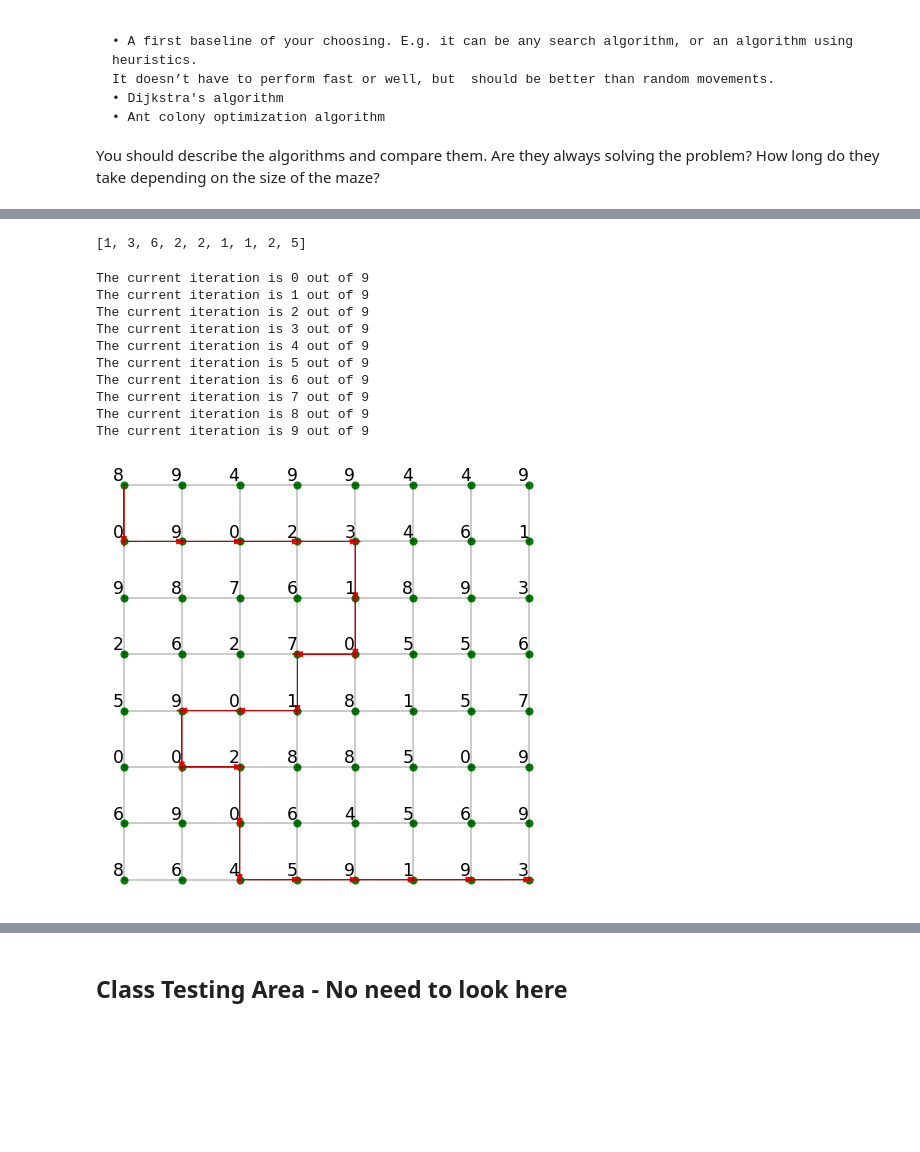
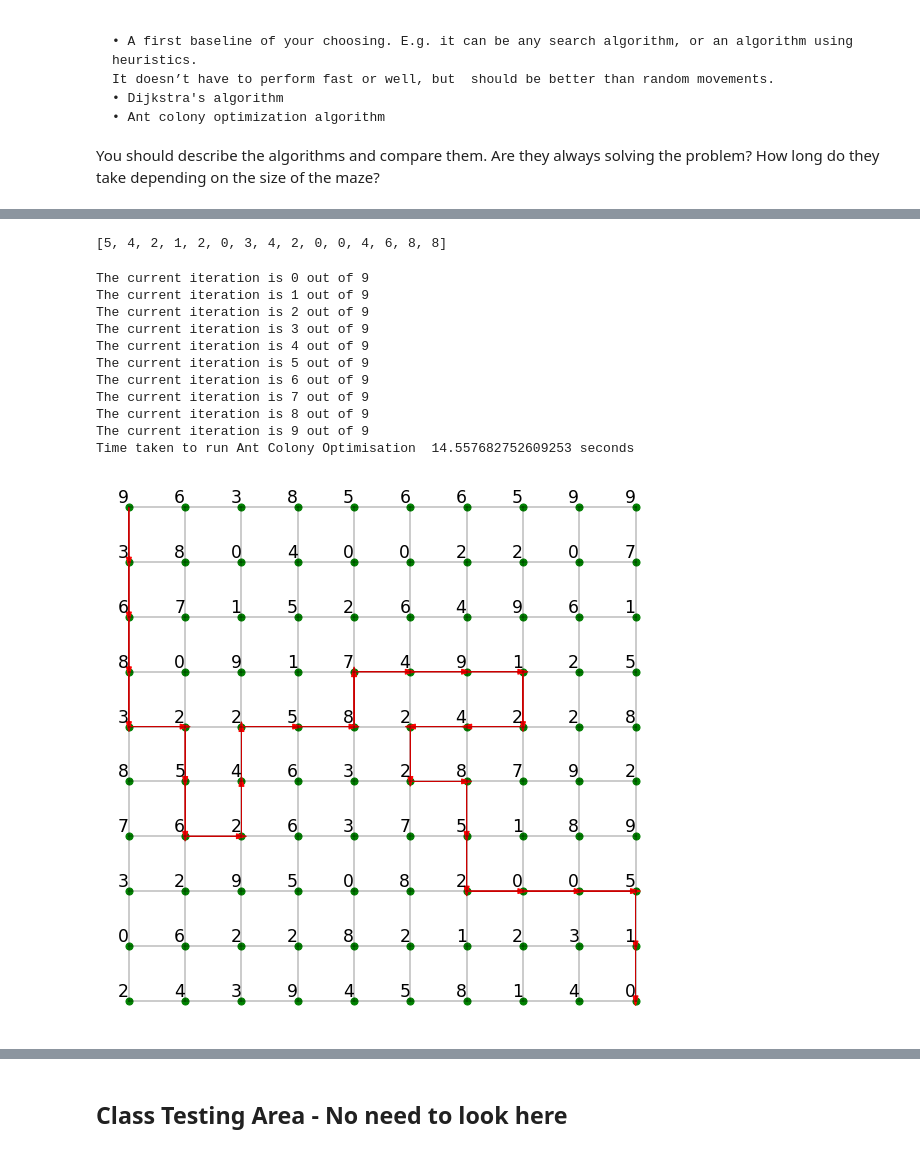
Before and after one commit to Assassinsarms/INM702_Coursework, a Jupyter notebook: T1Aaron_Mir_INM702_Task_1.ipynb, the cells around one changed output, grey strips where cells are left out. Saved outputs shown, nothing was run; the diff lists cells and outputs as text; code cells hidden in the pictures; blank space fills up the shorter version.

```diff
--- a/T1Aaron_Mir_INM702_Task_1.ipynb
+++ b/T1Aaron_Mir_INM702_Task_1.ipynb
@@ -79,12 +72,11 @@ class Agent():
         for i in range(0, len(self.options)):
             sum_time_vals[i] = sum(self.options[i])
         self.chosen_path = list(sum_time_vals).index(np.min(sum_time_vals)) # returns index of the shortest path in 'options'
-
 #-------------------------------------------------------- ANT COLONY OPTIMISATION ALGORITHM (MAIN LOOP IS IN antcol_path METHOD)-----------------------------------------------#
     def fill_initial_pheromones(self, Lij):                  # creates a 2D pheromone array where Lij is the original maze with time values. This sets the initial pheromones = to the attractiveness/desirability of the node
         pheromones = 1/Lij
         pheromones[pheromones==1] = 0.65
-        pheromones[pheromones>1] = 0.70                      # since 0 could be in our grid, 1/0 becomes infinity so we replace this and 1/1 with a lower value to scale the choices ants make
+        pheromones[pheromones>1] = 0.80                      # since 0 could be in our grid, 1/0 becomes infinity so we replace this and 1/1 with a lower value to scale the choices ants make
         return pheromones
 
     def get_neighbours(self, maze, current_ant_loc):                                        # returns a list of accessible cells to the ant
@@ -127,13 +119,15 @@ class Agent():
         pheromone_times_attractiveness = np.multiply(np.power(pheromone_neighbours, alpha), np.power(attractiveness_neighbours, beta))
         np.nan_to_num(pheromone_times_attractiveness, copy=False, nan=0)                                                            # makes the probability of inaccessible nodes 0
         return pheromone_times_attractiveness/np.sum(pheromone_times_attractiveness)                                                # gives probabilities of choosing a cell to move to
+
     def ant_move(self, neighbour_Pij, neighbours_coords, path_of_selected_ant_coords):
-        choice_cell_coords = neighbours_coords[np.random.choice(neighbours_coords.shape[0], 1, False, neighbour_Pij)][0]                      # returns the coords of the chosen cell
+        possible_choice_cell_coords = neighbours_coords[np.random.choice(neighbours_coords.shape[0], np.count_nonzero(neighbour_Pij), False, neighbour_Pij)]
+        choice_cell_coords = possible_choice_cell_coords[np.random.choice(possible_choice_cell_coords.shape[0], 1, False)][0]                 # returns the coords of the chosen cell
         for i in range(len(path_of_selected_ant_coords)):
             if choice_cell_coords[0] == path_of_selected_ant_coords[i][0] and choice_cell_coords[1] == path_of_selected_ant_coords[i][1]:     # checks to see if the chosen cell is in the path already traversed
                 while choice_cell_coords[0] == path_of_selected_ant_coords[i][0] and choice_cell_coords[1] == path_of_selected_ant_coords[i][1]:
-                   choice_cell_coords = neighbours_coords[np.random.choice(neighbours_coords.shape[0], 1, False, neighbour_Pij)][0]                    # if it is, then choose another move
-        new_ant_loc = choice_cell_coords                                                                                                                # update ant location
+                    choice_cell_coords = possible_choice_cell_coords[np.random.choice(possible_choice_cell_coords.shape[0], 1, False)][0]         # if it is, then choose another move
+        new_ant_loc = choice_cell_coords                                                                                                        # update ant location
         return choice_cell_coords, new_ant_loc
 
     def local_pheromone_update(self, pheromones, initial_pheromones, choice_cell_coords, rho):      # new pheromone value at chosen cell/node
@@ -154,13 +148,14 @@ class Agent():
         for i in range(num_iterations):
             print("The current iteration is", i, "out of", num_iterations-1)
             for j in range(num_ants):
+                #print("The current ant is", j, "out of", num_ants-1)
                 current_ant_loc = [0,0]
                 path_of_selected_ant_coords = []
                 path_of_selected_ant_coords.append(current_ant_loc)                                                             # adds the starting location to the path
                 path_of_selected_ant = []
                 path_of_selected_ant.append(self.maze.maze[current_ant_loc[0]][current_ant_loc[1]])                             # adds the starting time value to the path
 
-                while np.any(current_ant_loc != end_condition):                                                                 # runs loop until ant reaches bottom right cell
+                while (current_ant_loc[0] != end_condition[0] or current_ant_loc[1] != end_condition[1]):                        # runs loop until ant reaches bottom right cell
                     neighbours_coords = np.array(self.get_neighbours_coords(self.maze.maze, current_ant_loc))                   # returns array of the indices of the neighbouring cells (up, down, left, right)
                     neighbour_Pij = self.determine_Pij_neighbours(pheromones, move_attractiveness, current_ant_loc,
                                         path_of_selected_ant_coords, alpha, beta)                                                # returns array of all the probabilities of moving to a neighbour
@@ -254,7 +249,6 @@ class Agent():
             self.dijkstra.insert(0, current_node)
             current_node = track_path[current_node]
         self.dijkstra.insert(0, start)
-
         if shortest_time[end] != np.inf:                                                            # this means we have found an appropriate path
             print("The shortest time of path found is ", shortest_time[end])
             print("The shortest path found is ", self.dijkstra)
@@ -278,14 +272,23 @@ class IntMaze():
         self.agent.maze = self                                                                                  # add agent to the maze/environment
         if self.mode == 1:
             if self.path_find_type[self.alg] == 0:                                                              # Recursive approach
+                start = t.time()
                 self.agent.recursive_path(self.agent.curr_position[0], self.agent.curr_position[1], [], [])
+                end = t.time()
+                print('Time taken to run Naive approach ', end - start, 'seconds')
                 self.plot_maze_path(annotate=True, chosen_path=True)
             elif self.path_find_type[self.alg] == 1:                                                            # Dijkstra
+                start = t.time()
                 self.agent.dijkstra_path((0,0), (self.height-1, self.width-1))
+                end = t.time()
+                print('Time taken to run Dijkstra Shortest Path ', end - start, 'seconds')
                 self.plot_maze_path(annotate=True, chosen_path=True)
             elif self.path_find_type[self.alg] == 2:                                                            # Antcolony
+                start = t.time()
                 self.agent.antcol_path(num_iterations, num_ants, alpha, beta, rho)
+                end = t.time()
                 self.plot_maze_path(annotate=True, chosen_path=True)
+                print('Time taken to run Ant Colony Optimisation ', end - begin, 'seconds')
 
     def plot_maze_path(self, annotate, chosen_path):
         c1 = np.array([0, self.width])
@@ -360,25 +364,26 @@ game.start_game(num_iterations=0, num_ants=0, alpha=0, beta=0, rho=0)     # star
 # %%
 agent_cortez.options[agent_cortez.chosen_path]      # To see the shortest path found by recursion
 # %% [output]
-[1, 3, 6, 2, 2, 1, 1, 2, 5]
+[5, 4, 2, 1, 2, 0, 3, 4, 2, 0, 0, 4, 6, 8, 8]
 # %%
-#-------------------------------------------------------- START GAME (ANT-COLONY) -----------------------------------------------#
-height, width = 8,8                                                        # Maze has to be NxN in order for visualisation to work properly
-agent_cortez = Agent('Cortez')                                             # Initialise the agent
-game = IntMaze(height, width, 1, 'Ant Colony', agent_cortez)               # Initialise game with maze of height and width, game mode, type of algorithm ('Recursive', 'Ant Colony' or 'Dijkstra') and the agent in the maze
-game.start_game(num_iterations=10, num_ants=30, alpha=1, beta=1, rho=0.1)  # rho is the pheromone decay rate
+#-------------------------------------------------------- START GAME (ANT-COLONY) SOMETIMES PATH LOOPS ON ITSELF, SPEED DECREASES AS ITERATIONS/NUM ANTS INCREASES-----------------------------------------------#
+height, width = 10,10                                                        # Maze has to be NxN in order for visualisation to work properly
+agent_cortez = Agent('Cortez')                                               # Initialise the agent
+game = IntMaze(height, width, 1, 'Ant Colony', agent_cortez)                 # Initialise game with maze of height and width, game mode, type of algorithm ('Recursive', 'Ant Colony' or 'Dijkstra') and the agent in the maze
+game.start_game(num_iterations=10, num_ants=30, alpha=1, beta=5, rho=0.1)    # rho is the pheromone decay rate
 # %% [output]
 The current iteration is 0 out of 9
 The current iteration is 1 out of 9
 The current iteration is 2 out of 9
 The current iteration is 3 out of 9
 The current iteration is 4 out of 9
 The current iteration is 5 out of 9
 The current iteration is 6 out of 9
 The current iteration is 7 out of 9
 The current iteration is 8 out of 9
 The current iteration is 9 out of 9
+Time taken to run Ant Colony Optimisation  14.557682752609253 seconds
-[figure, old version]
+[figure, new version]
 # %%
 agent_cortez.paths_taken_by_all_ants[agent_cortez.chosen_path]  # To see the shortest path found by ant colony optimisation
 # %% [output]
```
Also changed, not shown: parts of 6 cells of this notebook.
